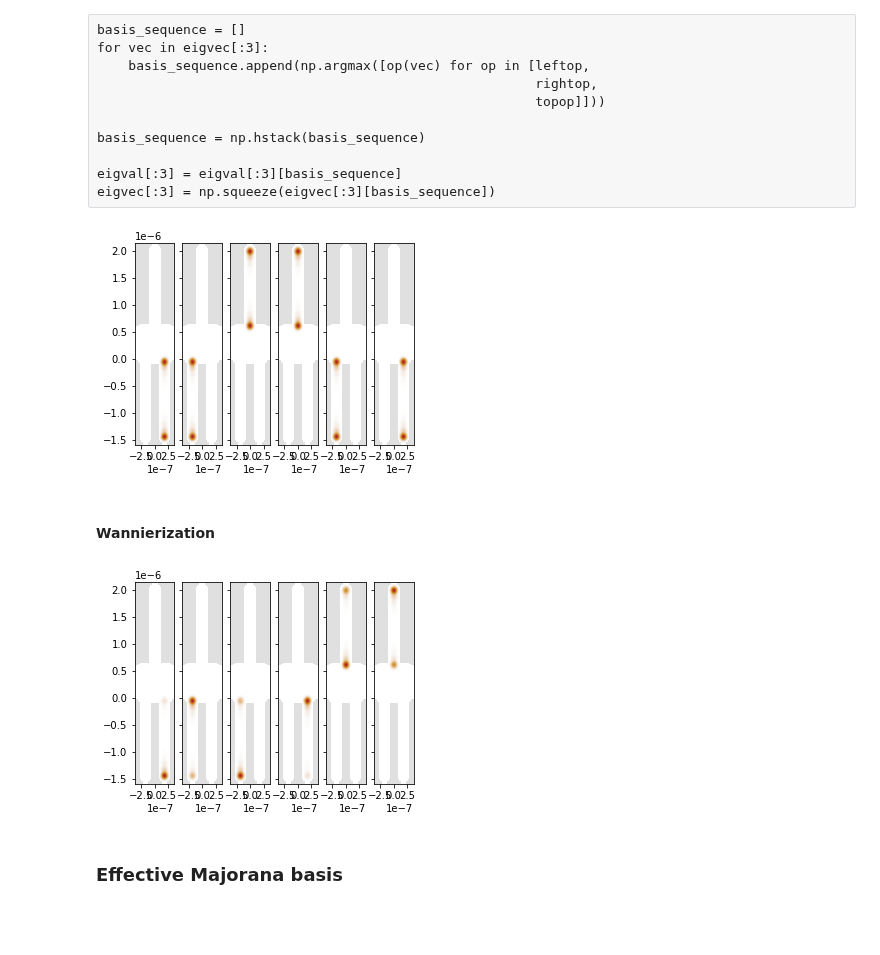
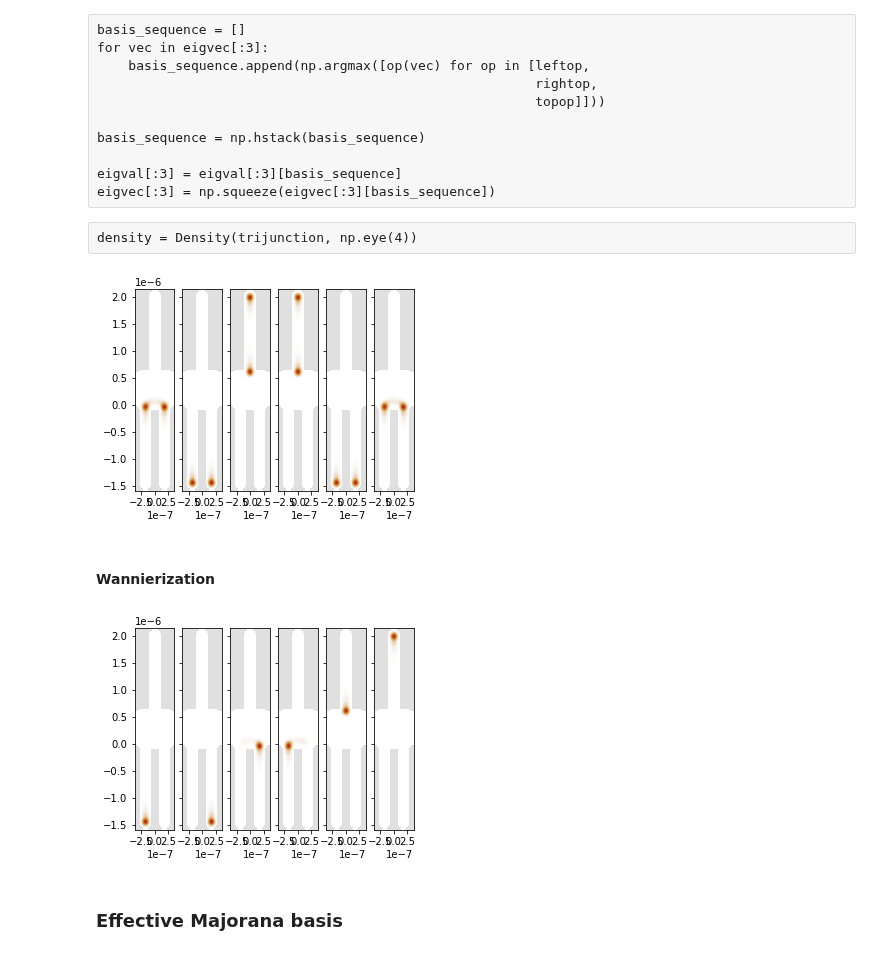
Before and after one commit to Satin21/Trijunction, a Jupyter notebook: analysis/Y.ipynb, the cells around one changed output. Cells and saved outputs as stored; diff of their text form; code cells hidden in the pictures; blank space fills up the shorter version.

Commit message:
wannierization works and computed coupling Hamiltonian

```diff
--- a/analysis/Y.ipynb
+++ b/analysis/Y.ipynb
@@ -796,13 +918,13 @@ basis_sequence = np.hstack(basis_sequence)
 
 eigval[:3] = eigval[:3][basis_sequence]
 eigvec[:3] = np.squeeze(eigvec[:3][basis_sequence])
-# %%
-density = Density(trijunction, np.eye(4))
+# %% [raw]
+density = Density(trijunction, np.eye(4))
 # %%
-fig, ax = plt.subplots(1, len(eigvec), figsize = (5, 5), sharey = True)
-for i in range(len(eigvec)):
-    cax = kwant.plotter.density(trijunction, density(eigvec[i]), ax = ax[i]);
+fig, ax = plt.subplots(1, len(eigvec[3:9]), figsize = (5, 5), sharey = True)
+for i in range(len(eigvec[3:9])):
+    cax = kwant.plotter.density(trijunction, density(eigvec[3:9][i]), ax = ax[i]);
 # %% [output]
-[figure, old version]
+[figure, new version]
 # %% [markdown]
 #### Wannierization
@@ -809,32 +939,20 @@ for i in range(len(eigvec)):
+# %%
+projected_X_operator = wannier_1D_operator(X_operator,
+                                           eigvec[3:9].T)
+
+projected_Y_operator = wannier_1D_operator(Y_operator,
+                                           eigvec[3:9].T)
 # %%
-X_operator = Density(
-            trijunction, onsite=lambda site: np.eye(4) * site.pos[0], sum=True
-        )
-
-Y_operator = Density(
-            trijunction, onsite=lambda site: np.eye(4) * site.pos[1], sum=True
-        )
-
-projected_X_operator = wannier_1D_operator(X_operator,
-                                           eigvec.T)
-
-projected_Y_operator = wannier_1D_operator(Y_operator,
-                                           eigvec.T)
-
 w_basis = wannier_basis([projected_X_operator,
                          projected_Y_operator])
 
-Wannier_Hamiltonian = wannier_effective_Hamiltonian(eigval, w_basis)
-
-_, eff_ham_vec = scipy.linalg.eigh(Wannier_Hamiltonian)
-
-wannier_eigvec = eff_ham_vec @ eigvec
+wannier_eigvec = w_basis.T @ eigvec[3:9]
 # %%
-fig, ax = plt.subplots(1, len(eigvec), figsize = (5, 5), sharey = True)
-for i in range(len(eigvec)):
+fig, ax = plt.subplots(1, 6, figsize = (5, 5), sharey = True)
+for i in range(6):
     cax = kwant.plotter.density(trijunction, density(wannier_eigvec[i]), ax = ax[i]);
 # %% [output]
-[figure, old version]
+[figure, new version]
 # %% [markdown]
 ### Effective Majorana basis
 # %%
```
Also changed, not shown: parts of 40 cells of this notebook, 1 other file.
